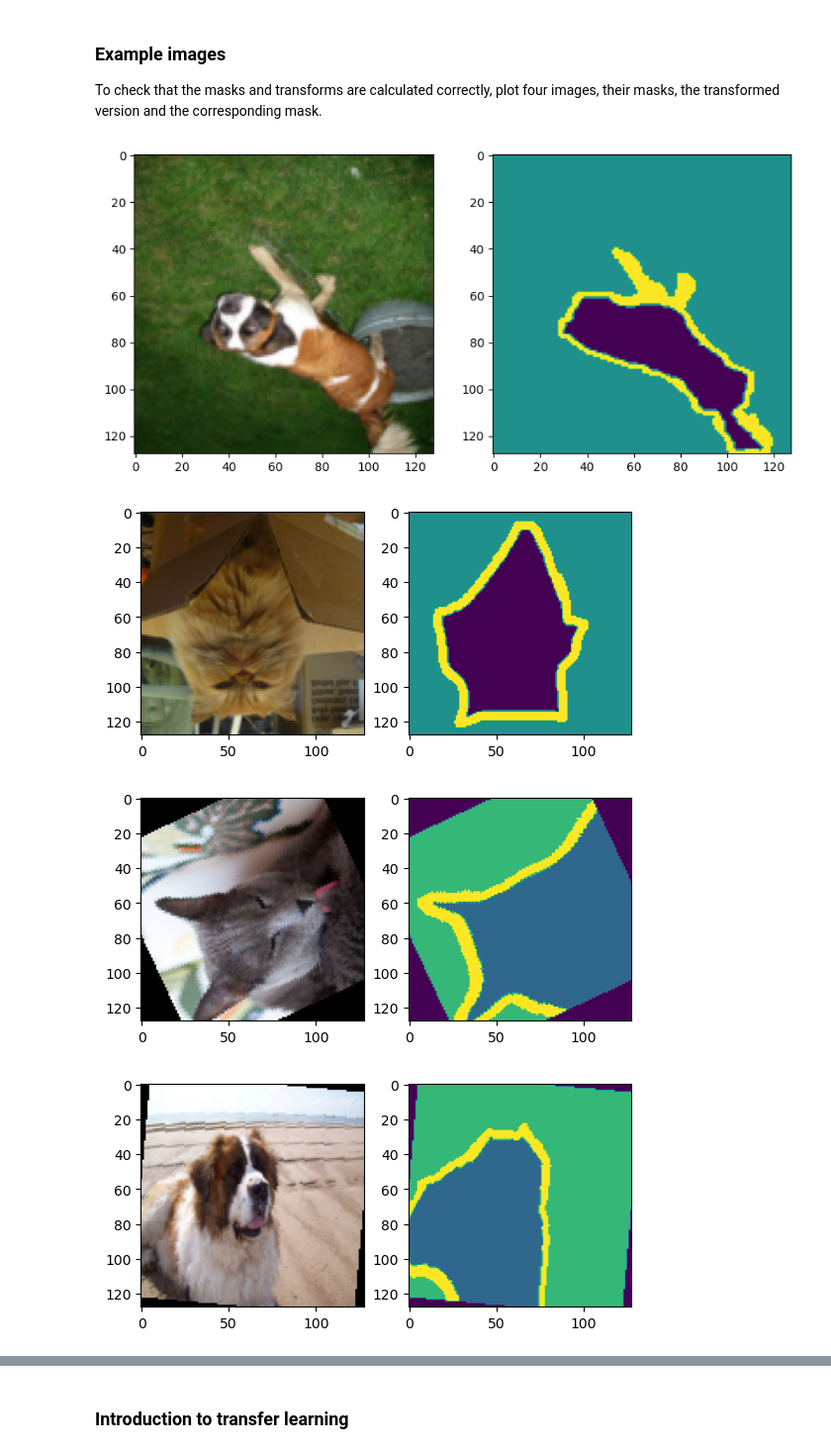
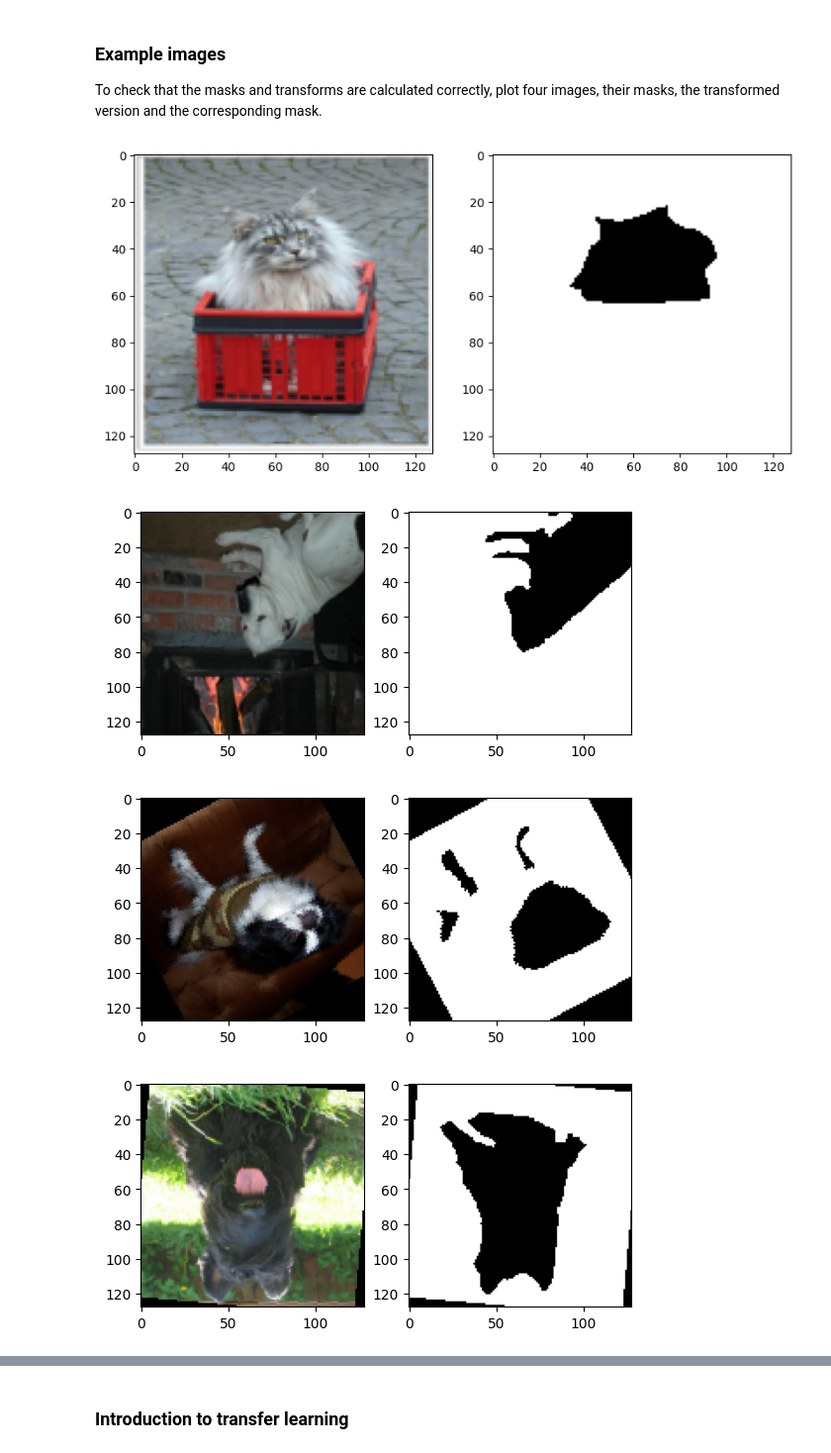
Before and after one commit to DevNerds2020/Deep-Learning-Foundations-Course, a Jupyter notebook: DL_Assignment_1_Task_1.ipynb, the cells around one changed output, grey strips where cells are left out. Shown at 99% size. Cells and saved outputs as stored; diff of their text form; code cells hidden in the pictures.

Commit message:
fixed task 1 and added a missing function in task 2

```diff
--- a/DL_Assignment_1_Task_1.ipynb
+++ b/DL_Assignment_1_Task_1.ipynb
@@ -81,0 +117,9 @@ torch.Size([1, 500, 394])
+# %%
+def binarize_mask(mask):
+    if not isinstance(mask, torch.Tensor):
+        mask = torch.tensor(mask)
+
+
+    binary_mask = torch.where(mask == 1, torch.tensor(0, dtype=torch.uint8), torch.tensor(1, dtype=torch.uint8))
+
+    return binary_mask
@@ -91,7 +141,6 @@ See https://pytorch.org/vision/0.11/transforms.html for a list of all transforms
 # %%
 # Define image transforms
 image_transforms = transforms.Compose([
-    transforms.Resize((128, 128)),  # Resize both image and mask
     transforms.ToTensor(),  # Convert image to tensor
 ])
 # %% [markdown]
@@ -109,13 +158,14 @@ import torch
 
 # Dataset wrapper to add synchronized transformations
 class TransformedDataset(Dataset):
-    def __init__(self, base_dataset, image_transform=None):
+    def __init__(self, base_dataset, image_transform=None, output_size=(128, 128)):
         """
         :param base_dataset: The original dataset
         :param image_transform: Transformations applied to both image and mask
         """
         self.base_dataset = base_dataset
         self.image_transform = image_transform
+        self.output_size = output_size
 
     def __getitem__(self, idx):
         # Get the original image and mask
@@ -123,8 +173,11 @@ class TransformedDataset(Dataset):
 
         # do random transformations
         image = self.image_transform(image)
-        mask = self.image_transform(mask)
+        mask = functional.pil_to_tensor(mask)
+        mask = binarize_mask(mask)
 
+        image = transforms.Resize(self.output_size)(image)
+        mask = transforms.Resize(self.output_size, interpolation=transforms.InterpolationMode.NEAREST)(mask)  # For segmentation masks, use NEAREST
         #random horizontal flip
         if torch.rand(1) > 0.5:
             image = F.hflip(image)
@@ -141,11 +194,11 @@ class TransformedDataset(Dataset):
             image = F.rotate(image, angle)
             mask = F.rotate(mask, angle)
 
-        #random crop
-        if torch.rand(1) > 0.5:
-            i, j, h, w = transforms.RandomCrop.get_params(image, output_size=(128, 128))
-            image = F.crop(image, i, j, h, w)
-            mask = F.crop(mask, i, j, h, w)
+        # #random crop
+        # if torch.rand(1) > 0.5:
+        #     i, j, h, w = transforms.RandomCrop.get_params(image, output_size=(200, 200))
+        #     image = F.crop(image, i, j, h, w)
+        #     mask = F.crop(mask, i, j, h, w)
 
         transformed_image = image
         transformed_mask = mask
@@ -188,17 +242,17 @@ for i in range(0, 10):
 
 # Create data loaders for training and testing (using DIFFERENT collate functions!)
 # Feel free to use custom hyperparameters
-batch_size = 16
+batch_size = 8
 data_loader = DataLoader(
     dataset=transformed_dataset,
     batch_size=batch_size,
     shuffle=True,
-    # num_workers=2,
+    num_workers=2,
     pin_memory=True,  # Speeds up data transfer to GPU
     # collate_fn=collate_train,
 )
 data_loader_test = DataLoader(
-    dataset=transformed_dataset_test, batch_size=batch_size, shuffle=False
+    dataset=transformed_dataset_test, batch_size=batch_size, shuffle=False, num_workers=2
 )
 # %% [markdown]
 ### Example images
@@ -206,17 +260,17 @@ To check that the masks and transforms are calculated correctly, plot four image
 # %%
 plt.figure(figsize=(10, 10))
 # Visualize original and augmented versions of four images
 for images, masks in data_loader:
     # Visualize the augmented images and masks
     for j in range(batch_size):
         plt.subplot(1, 2, 1)
         plt.imshow(images[j].permute(1, 2, 0))
         plt.subplot(1, 2, 2)
-        plt.imshow(masks[j].permute(1, 2, 0))
+        plt.imshow(masks[j].permute(1, 2, 0), cmap='gray')
         plt.show()
     break
 # %% [output]
-[figure, old version]
+[figure, new version]
-[figure, old version]
+[figure, new version]
-[figure, old version]
+[figure, new version]
-[figure, old version]
+[figure, new version]
```
Also changed, not shown: parts of 16 cells of this notebook, 1 other file.
